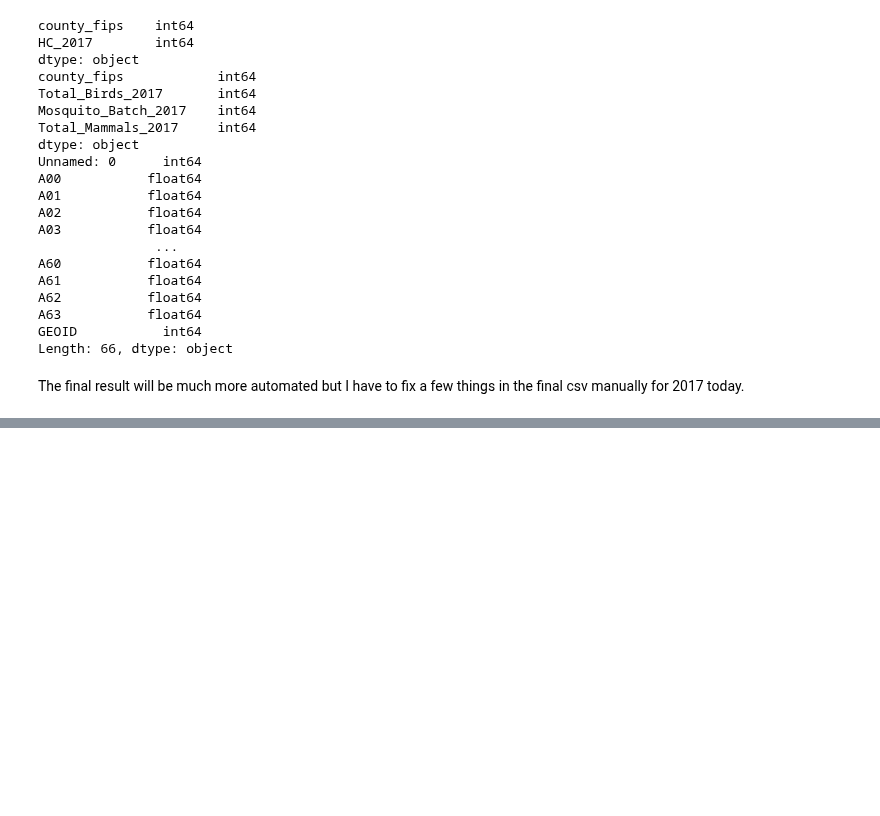
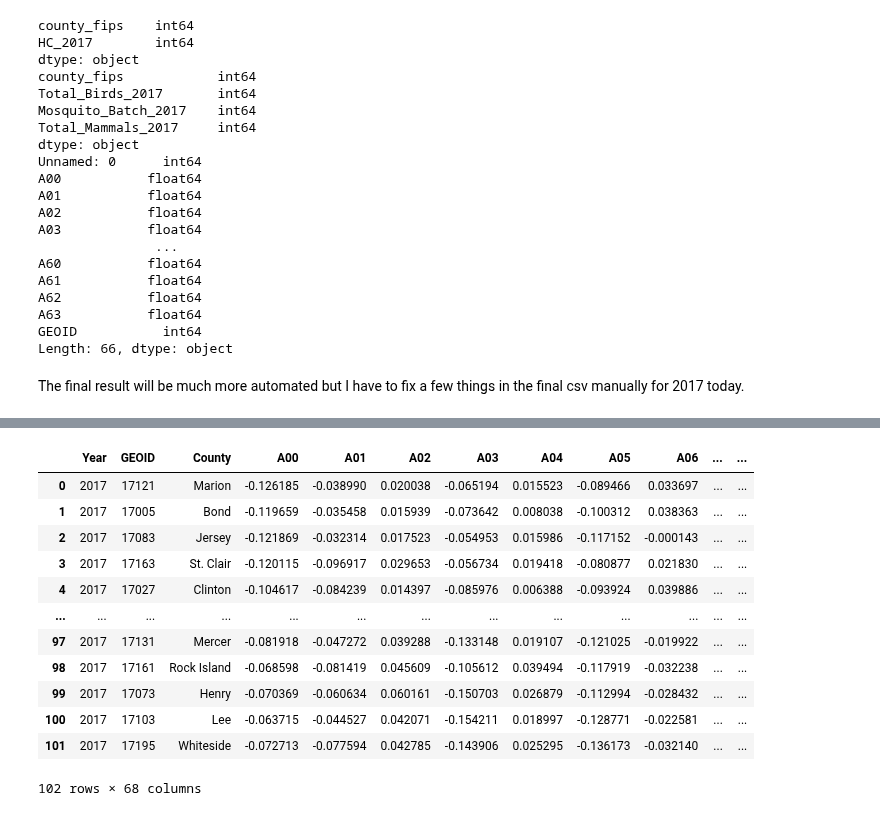
Before and after one commit to Amoreno73/wnv_embeddings, a Jupyter notebook: data_cleaning.ipynb, the cells around one changed output, grey strips where cells are left out. Drawn from its saved outputs; the diff is of its cells as text; code cells hidden in the pictures; blank space fills up the shorter version.

```diff
--- a/data_cleaning.ipynb
+++ b/data_cleaning.ipynb
@@ -202,0 +207,6 @@ df_all_cases.to_csv("embeddings_and_target_2017_counties.csv", index=False)
+# %%
+# removing the animal columns.
+
+df = pd.read_csv("./output/embeddings_and_target_2017_counties.csv")
+df = df.drop(["Total_Birds_2017","Mosquito_Batch_2017","Total_Mammals_2017"],axis=1)
+df.columns
@@ -202,0 +222,5 @@ df_all_cases.to_csv("embeddings_and_target_2017_counties.csv", index=False)
+# %%
+# county names column - use provided wnv human cases by Tej
+# use the county name and geoid col -> merge
+df_human = pd.read_csv("./input/WNV_Human_Cases_per_100k.csv")
+df_human.columns
@@ -202,0 +242,21 @@ df_all_cases.to_csv("embeddings_and_target_2017_counties.csv", index=False)
+# %%
+df_merged = df.copy()
+df_merged["County"] = pd.merge(left=df, right=df_human, left_on="GEOID", right_on="FIPS")["County"]
+county_col = df_merged.pop("County")
+
+df_merged.insert(2, "County", county_col)
+df_merged
+# %% [output]
+|  | Year | GEOID | County | A00 | A01 | A02 | A03 | A04 | A05 | A06 | ... | ... |
+| 0 | 2017 | 17121 | Marion | -0.126185 | -0.038990 | 0.020038 | -0.065194 | 0.015523 | -0.089466 | 0.033697 | ... | ... |
+| 1 | 2017 | 17005 | Bond | -0.119659 | -0.035458 | 0.015939 | -0.073642 | 0.008038 | -0.100312 | 0.038363 | ... | ... |
+| 2 | 2017 | 17083 | Jersey | -0.121869 | -0.032314 | 0.017523 | -0.054953 | 0.015986 | -0.117152 | -0.000143 | ... | ... |
+| 3 | 2017 | 17163 | St. Clair | -0.120115 | -0.096917 | 0.029653 | -0.056734 | 0.019418 | -0.080877 | 0.021830 | ... | ... |
+| 4 | 2017 | 17027 | Clinton | -0.104617 | -0.084239 | 0.014397 | -0.085976 | 0.006388 | -0.093924 | 0.039886 | ... | ... |
+| ... | ... | ... | ... | ... | ... | ... | ... | ... | ... | ... | ... | ... |
+| 97 | 2017 | 17131 | Mercer | -0.081918 | -0.047272 | 0.039288 | -0.133148 | 0.019107 | -0.121025 | -0.019922 | ... | ... |
+| 98 | 2017 | 17161 | Rock Island | -0.068598 | -0.081419 | 0.045609 | -0.105612 | 0.039494 | -0.117919 | -0.032238 | ... | ... |
+| 99 | 2017 | 17073 | Henry | -0.070369 | -0.060634 | 0.060161 | -0.150703 | 0.026879 | -0.112994 | -0.028432 | ... | ... |
+| 100 | 2017 | 17103 | Lee | -0.063715 | -0.044527 | 0.042071 | -0.154211 | 0.018997 | -0.128771 | -0.022581 | ... | ... |
+| 101 | 2017 | 17195 | Whiteside | -0.072713 | -0.077594 | 0.042785 | -0.143906 | 0.025295 | -0.136173 | -0.032140 | ... | ... |
+102 rows × 68 columns
```
Also changed, not shown: parts of 16 cells of this notebook, 6 other files.
